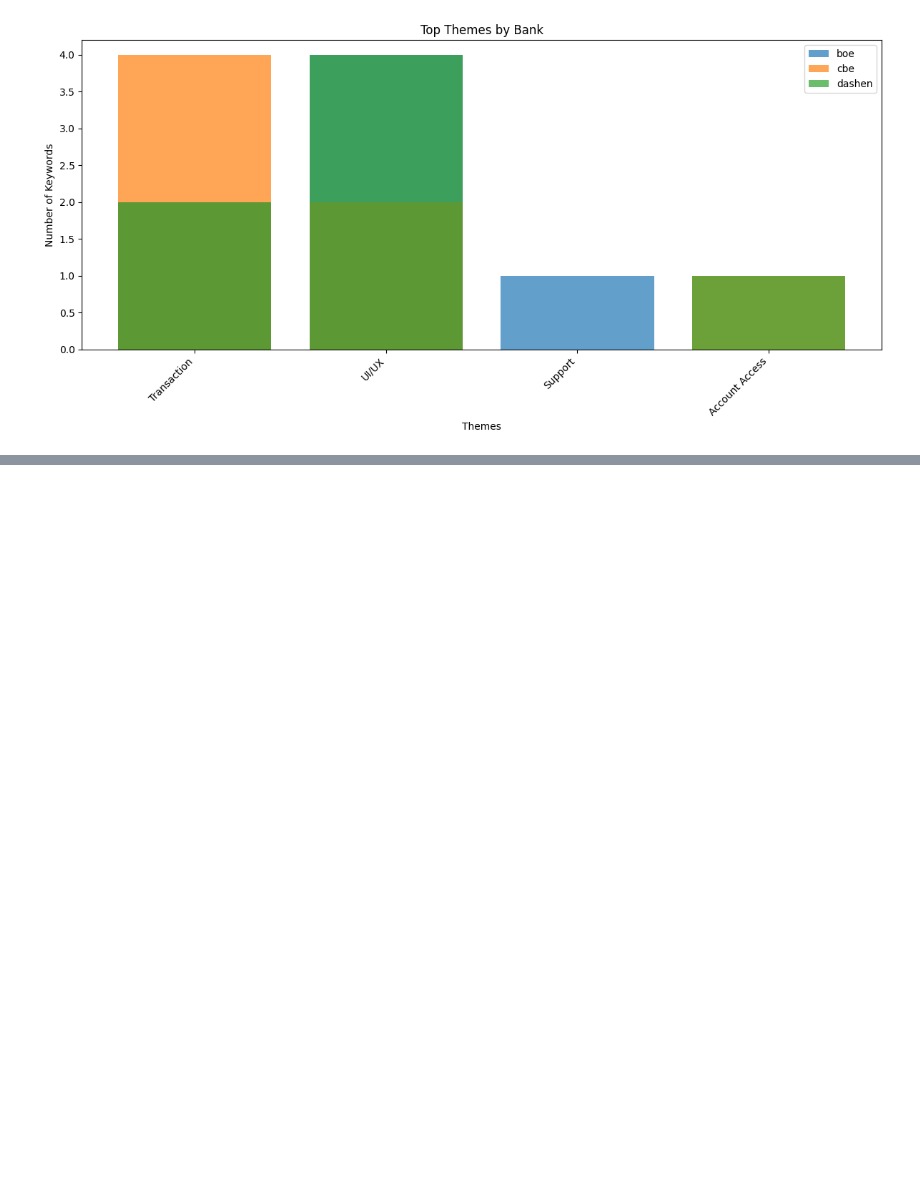
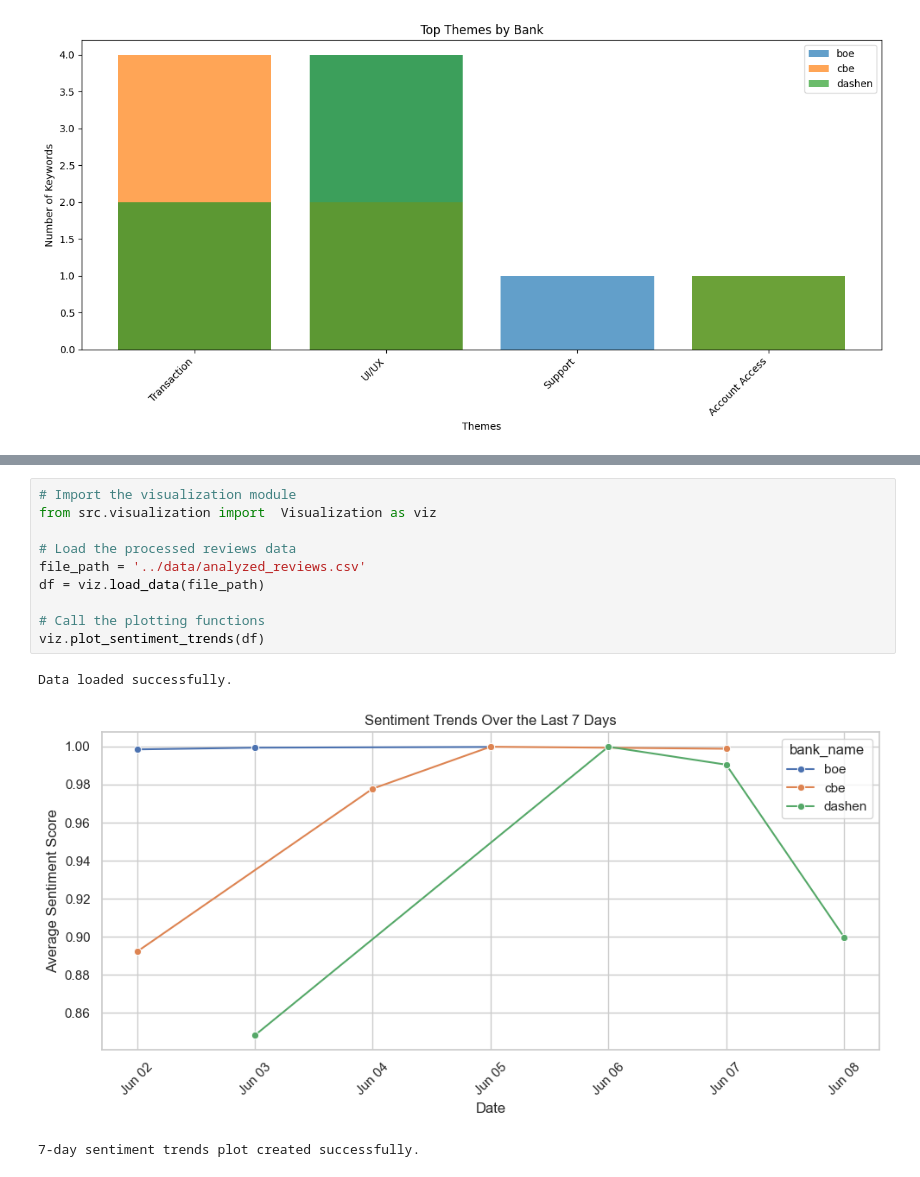
Before and after one commit to wondifraw/Customer-Experience-Analytics-for-Fintech-Apps, a Jupyter notebook: notebooks/banking_app_reviews_analysis.ipynb, the cells around one changed output, grey strips where cells are left out. Drawn from its saved outputs; the diff is of its cells as text; blank space fills up the shorter version.

Commit message:
Implement code changes to enhance functionality and improve performance

```diff
--- a/notebooks/banking_app_reviews_analysis.ipynb
+++ b/notebooks/banking_app_reviews_analysis.ipynb
@@ -168,0 +241,14 @@ dashen:
+# %%
+# Import the visualization module
+from src.visualization import  Visualization as viz
+
+# Load the processed reviews data
+file_path = '../data/analyzed_reviews.csv'
+df = viz.load_data(file_path)
+
+# Call the plotting functions
+viz.plot_sentiment_trends(df)
+# %% [output]
+Data loaded successfully.
+[figure, added]
+7-day sentiment trends plot created successfully.
```
Also changed, not shown: parts of 11 cells of this notebook.
